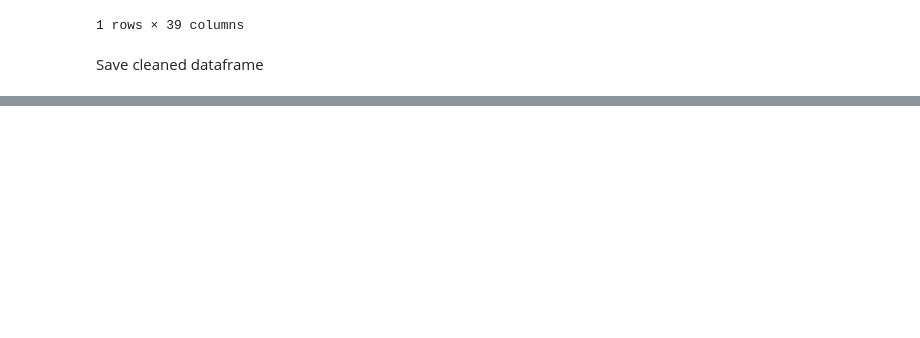
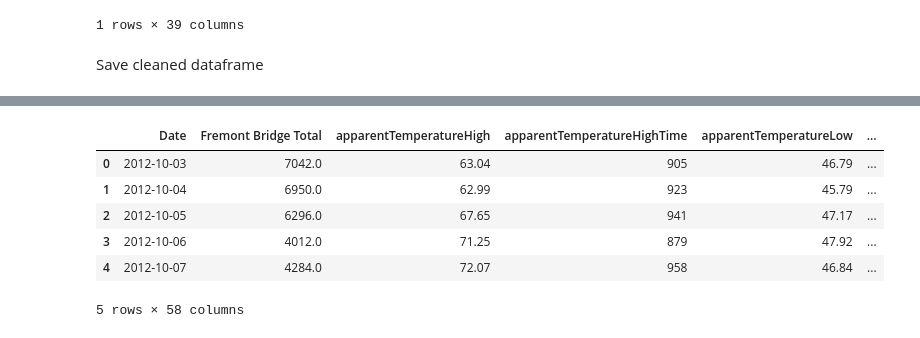
Before and after one commit to wvsharber/bike_seattle, a Jupyter notebook: notebooks/exploratory/data_processing.ipynb, the cells around one changed output, grey strips where cells are left out. Drawn from its saved outputs; the diff is of its cells as text; code cells hidden in the pictures; blank space fills up the shorter version.

```diff
--- a/notebooks/exploratory/data_processing.ipynb
+++ b/notebooks/exploratory/data_processing.ipynb
@@ -285,0 +389,10 @@ with open("../../data/processed/data.pkl", 'wb') as handle:
+# %%
+ohe_df.head()
+# %% [output]
+|  | Date | Fremont Bridge Total | apparentTemperatureHigh | apparentTemperatureHighTime | apparentTemperatureLow | ... |
+| 0 | 2012-10-03 | 7042.0 | 63.04 | 905 | 46.79 | ... |
+| 1 | 2012-10-04 | 6950.0 | 62.99 | 923 | 45.79 | ... |
+| 2 | 2012-10-05 | 6296.0 | 67.65 | 941 | 47.17 | ... |
+| 3 | 2012-10-06 | 4012.0 | 71.25 | 879 | 47.92 | ... |
+| 4 | 2012-10-07 | 4284.0 | 72.07 | 958 | 46.84 | ... |
+5 rows × 58 columns
```
Also changed, not shown: parts of 23 cells of this notebook, 1 other file.
